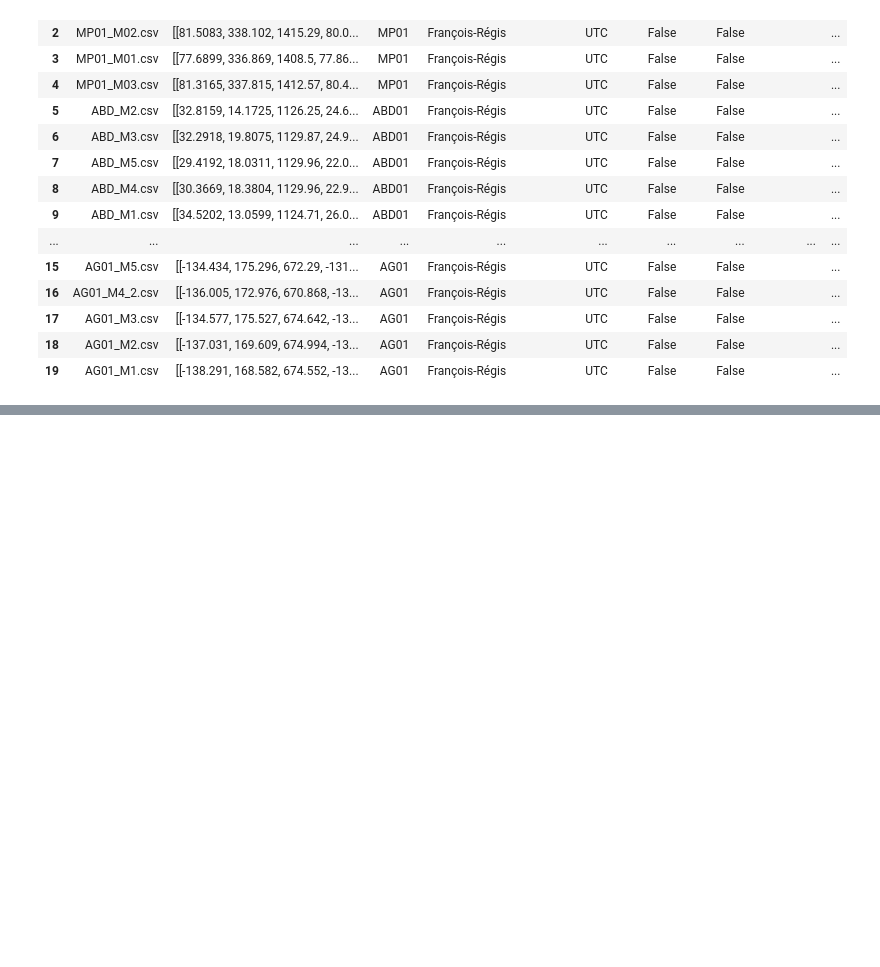
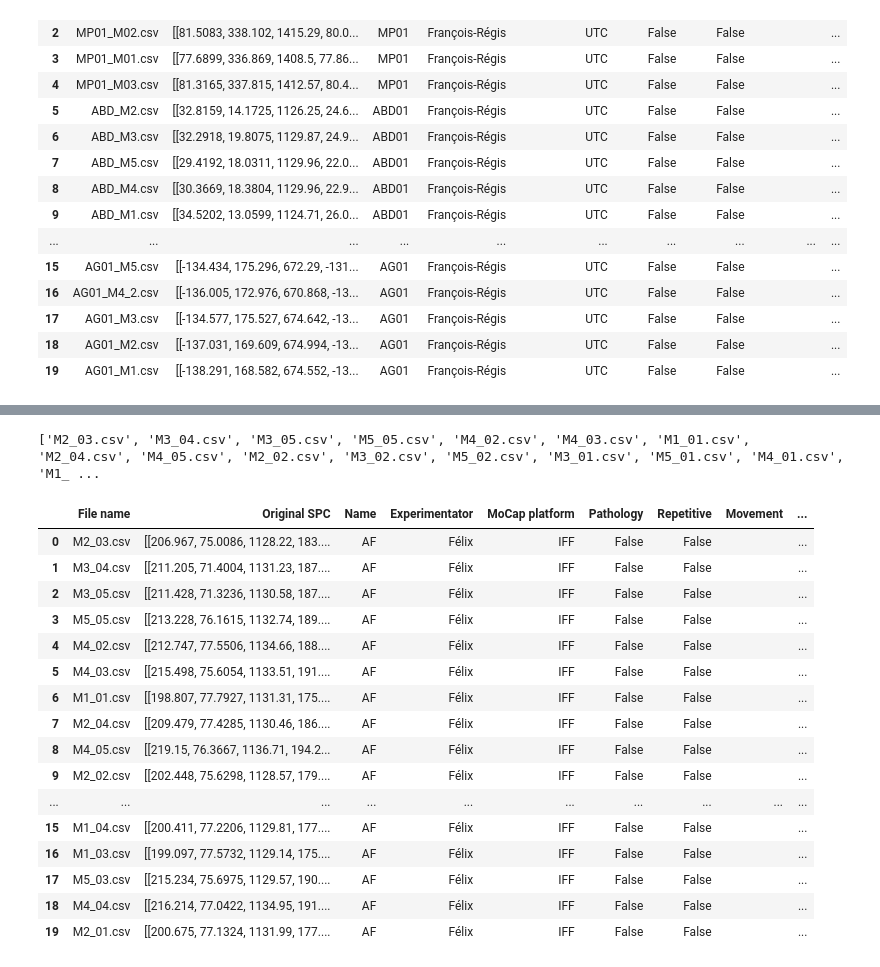
Before and after one commit to eder1234/FaceMoCap-Dataset, a Jupyter notebook: control.ipynb, the cells around one changed output, grey strips where cells are left out. Saved outputs shown, nothing was run; the diff lists cells and outputs as text; code cells hidden in the pictures; blank space fills up the shorter version.

```diff
--- a/control.ipynb
+++ b/control.ipynb
@@ -113,0 +112,55 @@ frs_df.to_pickle("frs_df.pkl")
+# %%
+import os
+import pandas as pd
+
+# Create felix_df
+f_path = "/home/rodriguez/Documents/Sujets Sains/SIMOVI_Sain/AF"
+f_folders = os.listdir(f_path)
+f_folders.remove("Suivi labelisation.xlsx")
+print(f_folders)
+# %% [output]
+['M2_03.csv', 'M3_04.csv', 'M3_05.csv', 'M5_05.csv', 'M4_02.csv', 'M4_03.csv', 'M1_01.csv', 'M2_04.csv', 'M4_05.csv', 'M2_02.csv', 'M3_02.csv', 'M5_02.csv', 'M3_01.csv', 'M5_01.csv', 'M4_01.csv', 'M1_ ...
+# %%
+felix_df = pd.DataFrame()
+felix_error_list = []
+for csv in f_folders:
+    csv_path = os.path.join(f_path+'/', csv)
+    folder = "AF"
+    try:
+        csv_content = pd.read_csv(csv_path, header=None, skiprows=5, usecols=[i+2 for i in range(324)])
+
+        csv_array = csv_content.to_numpy()
+        # If "x" is in csv, set repetitive = True
+        if "x" in csv:
+            repetitive = True
+        else:
+            repetitive = False
+        felix_df = pd.concat([felix_df, pd.DataFrame({'File name': csv, 'Original SPC': [csv_array],
+                                                    "Name": folder, "Experimentator": "Félix",
+                                                    'MoCap platform': "IFF", "Pathology": False,
+                                                    "Repetitive": repetitive})],
+                                                    ignore_index=True)
+    except:
+        print("Error while reading csv file. File: " + csv_path + " ignored.")
+        felix_error_list.append(csv_path)
+felix_df["Movement"] = ""
+felix_df["Date"] = ""
+felix_df.head(20)
+# %% [output]
+|  | File name | Original SPC | Name | Experimentator | MoCap platform | Pathology | Repetitive | Movement | ... |
+| 0 | M2_03.csv | [[206.967, 75.0086, 1128.22, 183.... | AF | Félix | IFF | False | False |  | ... |
+| 1 | M3_04.csv | [[211.205, 71.4004, 1131.23, 187.... | AF | Félix | IFF | False | False |  | ... |
+| 2 | M3_05.csv | [[211.428, 71.3236, 1130.58, 187.... | AF | Félix | IFF | False | False |  | ... |
+| 3 | M5_05.csv | [[213.228, 76.1615, 1132.74, 189.... | AF | Félix | IFF | False | False |  | ... |
+| 4 | M4_02.csv | [[212.747, 77.5506, 1134.66, 188.... | AF | Félix | IFF | False | False |  | ... |
+| 5 | M4_03.csv | [[215.498, 75.6054, 1133.51, 191.... | AF | Félix | IFF | False | False |  | ... |
+| 6 | M1_01.csv | [[198.807, 77.7927, 1131.31, 175.... | AF | Félix | IFF | False | False |  | ... |
+| 7 | M2_04.csv | [[209.479, 77.4285, 1130.46, 186.... | AF | Félix | IFF | False | False |  | ... |
+| 8 | M4_05.csv | [[219.15, 76.3667, 1136.71, 194.2... | AF | Félix | IFF | False | False |  | ... |
+| 9 | M2_02.csv | [[202.448, 75.6298, 1128.57, 179.... | AF | Félix | IFF | False | False |  | ... |
+| ... | ... | ... | ... | ... | ... | ... | ... | ... | ... |
+| 15 | M1_04.csv | [[200.411, 77.2206, 1129.81, 177.... | AF | Félix | IFF | False | False |  | ... |
+| 16 | M1_03.csv | [[199.097, 77.5732, 1129.14, 175.... | AF | Félix | IFF | False | False |  | ... |
+| 17 | M5_03.csv | [[215.234, 75.6975, 1129.57, 190.... | AF | Félix | IFF | False | False |  | ... |
+| 18 | M4_04.csv | [[216.214, 77.0422, 1134.95, 191.... | AF | Félix | IFF | False | False |  | ... |
+| 19 | M2_01.csv | [[200.675, 77.1324, 1131.99, 177.... | AF | Félix | IFF | False | False |  | ... |
```
Also changed, not shown: parts of 10 cells of this notebook, 2 other files.
